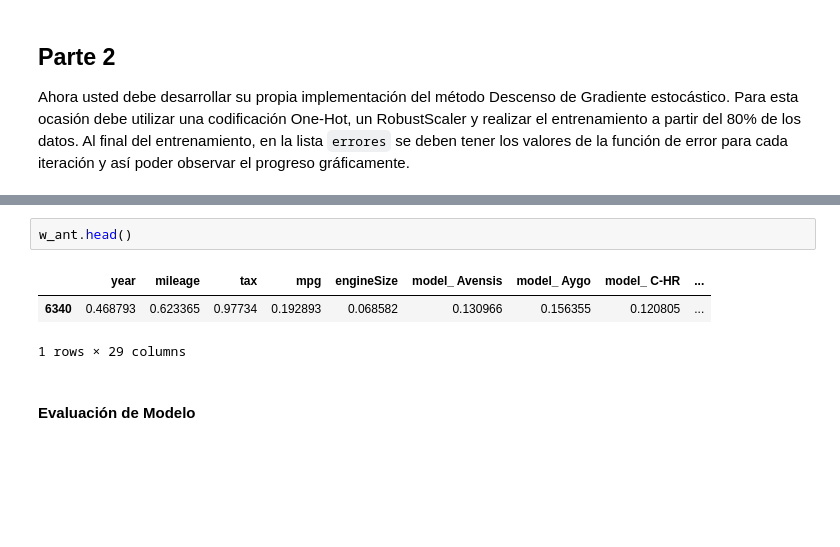
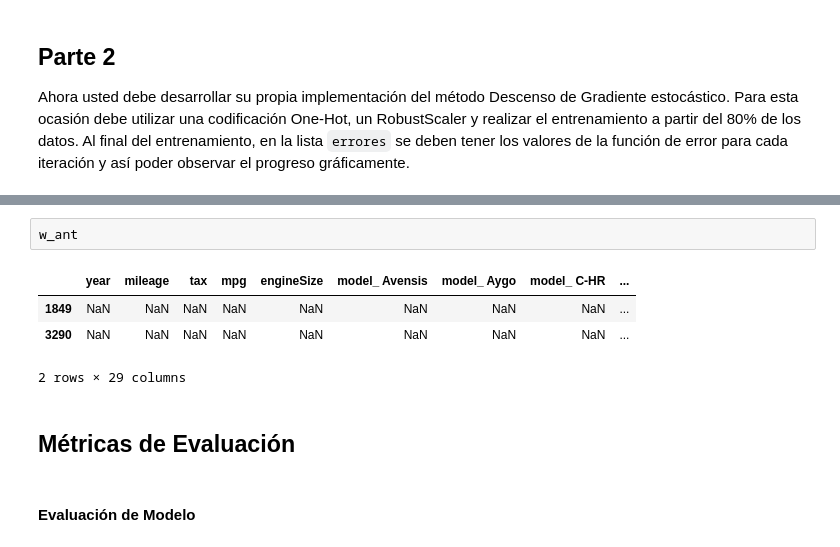
Before and after one commit to dfosorio111/ML-IELE-, a Jupyter notebook: ML_hw1.ipynb, the cells around one changed output, grey strips where cells are left out. Saved outputs shown, nothing was run; the diff lists cells and outputs as text; blank space fills up the shorter version.

```diff
--- a/ML_hw1.ipynb
+++ b/ML_hw1.ipynb
@@ -500,9 +474,12 @@ w.head()
 # %%
-w_ant.head()
+w_ant
 # %% [output]
 |  | year | mileage | tax | mpg | engineSize | model_ Avensis | model_ Aygo | model_ C-HR | ... |
-| 6340 | 0.468793 | 0.623365 | 0.97734 | 0.192893 | 0.068582 | 0.130966 | 0.156355 | 0.120805 | ... |
+| 1849 | NaN | NaN | NaN | NaN | NaN | NaN | NaN | NaN | ... |
+| 3290 | NaN | NaN | NaN | NaN | NaN | NaN | NaN | NaN | ... |
-1 rows × 29 columns
+2 rows × 29 columns
+# %% [markdown]
+## Métricas de Evaluación
 # %% [markdown]
 #### Evaluación de Modelo
 # %%
```
Also changed, not shown: parts of 11 cells of this notebook.
